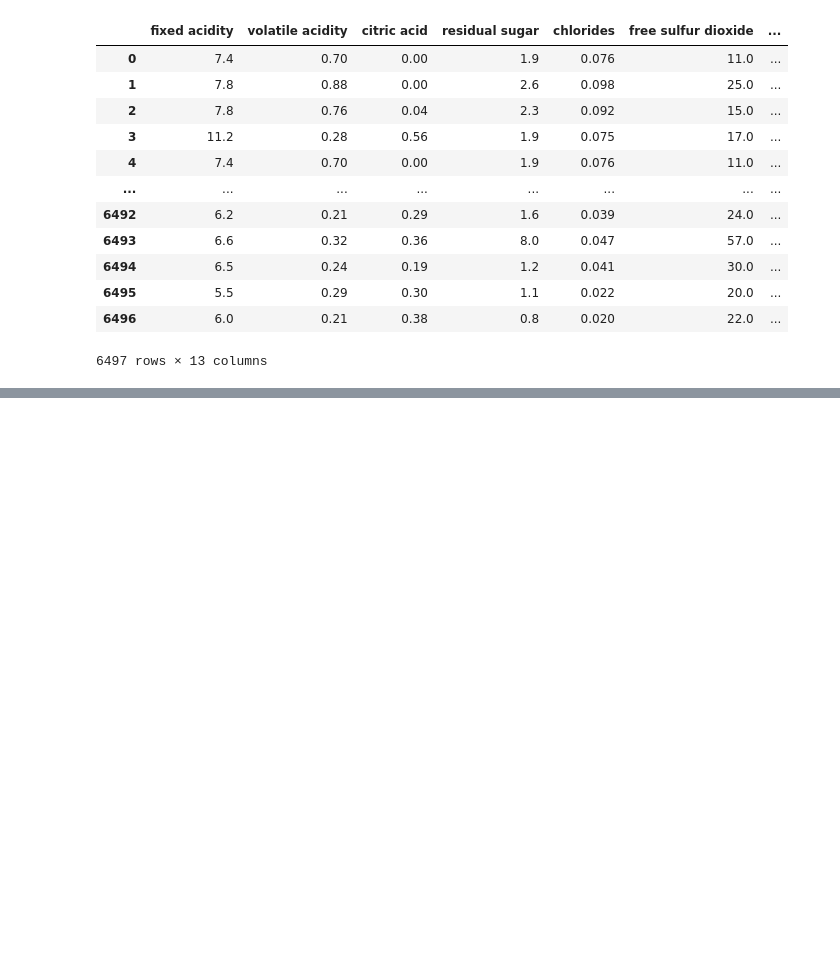
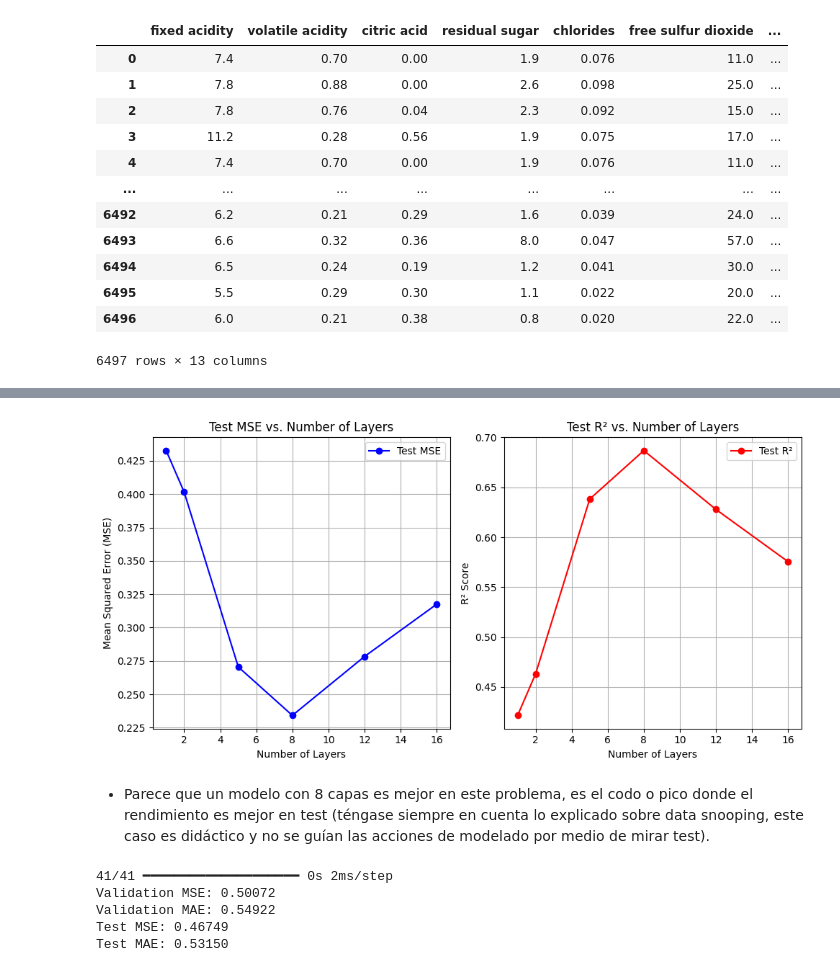
Before and after one commit to Migue8gl/DataScienceMaster, a Jupyter notebook: tecnicas_soft_computing_para_aprendizaje_optimizacion/rrnn_p2/vinos_regresion2024.ipynb, the cells around one changed output, grey strips where cells are left out. Cells and saved outputs as stored; diff of their text form; code cells hidden in the pictures; blank space fills up the shorter version.

```diff
--- a/tecnicas_soft_computing_para_aprendizaje_optimizacion/rrnn_p2/vinos_regresion2024.ipynb
+++ b/tecnicas_soft_computing_para_aprendizaje_optimizacion/rrnn_p2/vinos_regresion2024.ipynb
@@ -351,0 +294,74 @@ print(mse_value)
+# %%
+import matplotlib.pyplot as plt
+
+plt.figure(figsize=(10, 5))
+plt.subplot(1, 2, 1)
+plt.plot(results_df['Number of Layers'], results_df['Test MSE'], marker='o', linestyle='-', color='b', label='Test MSE')
+plt.xlabel('Number of Layers')
+plt.ylabel('Mean Squared Error (MSE)')
+plt.title('Test MSE vs. Number of Layers')
+plt.grid(True)
+plt.legend()
+
+plt.subplot(1, 2, 2)
+plt.plot(results_df['Number of Layers'], results_df['Test R2'], marker='o', linestyle='-', color='r', label='Test R²')
+plt.xlabel('Number of Layers')
+plt.ylabel('R² Score')
+plt.title('Test R² vs. Number of Layers')
+plt.grid(True)
+plt.legend()
+
+plt.tight_layout()
+plt.show()
+# %% [output]
+[figure, added]
+# %% [markdown]
+- Parece que un modelo con 8 capas es mejor en este problema, es el codo o pico donde el rendimiento es mejor en test (téngase siempre en cuenta lo explicado sobre data snooping, este caso es didáctico y no se guían las acciones de modelado por medio de mirar test).
+# %%
+# Import `Sequential` from `keras.models`
+from keras import Sequential
+
+# Import `Dense` from `keras.layers`
+from keras.layers import Dense
+
+import numpy as np
+from sklearn.model_selection import StratifiedKFold
+
+
+seed = 7
+np.random.seed(seed)
+
+test = np.random.choice(
+    X_train.shape[0], size=int(X_train.shape[0] * 0.2), replace=False
+)
+mse_vals = []
+mae_vals = []
+
+kfold = StratifiedKFold(n_splits=5, shuffle=True, random_state=seed)
+for train, val in kfold.split(X, Y):
+    model = Sequential()
+    model.add(Dense(128, input_dim=12, activation="relu"))
+    model.add(Dense(1))
+    model.compile(optimizer="rmsprop", loss="mse", metrics=["mae"])
+    model.fit(X_train[train], Y[train], epochs=10, verbose=0)
+    mse_aux_value, mae_aux_value = model.evaluate(X_train[val], Y[val], verbose=0)
+    mse_vals.append(mse_aux_value)
+    mae_vals.append(mae_aux_value)
+
+mse_val_value = np.mean(mse_vals)
+mae_val_value = np.mean(mae_vals)
+
+# En caso de haber guardado un modelo...
+y_test_pred = model.predict(X_train[test])
+mse_test_value, mae_test_value = model.evaluate(X_train[test], Y[test], verbose=0)
+
+print(f"Validation MSE: {mse_val_value:.5f}")
+print(f"Validation MAE: {mae_val_value:.5f}")
+print(f"Test MSE: {mse_test_value:.5f}")
+print(f"Test MAE: {mae_test_value:.5f}")
+# %% [output]
+41/41 ━━━━━━━━━━━━━━━━━━━━ 0s 2ms/step
+Validation MSE: 0.50072
+Validation MAE: 0.54922
+Test MSE: 0.46749
+Test MAE: 0.53150
```
Also changed, not shown: parts of 37 cells of this notebook, 3 other files.
